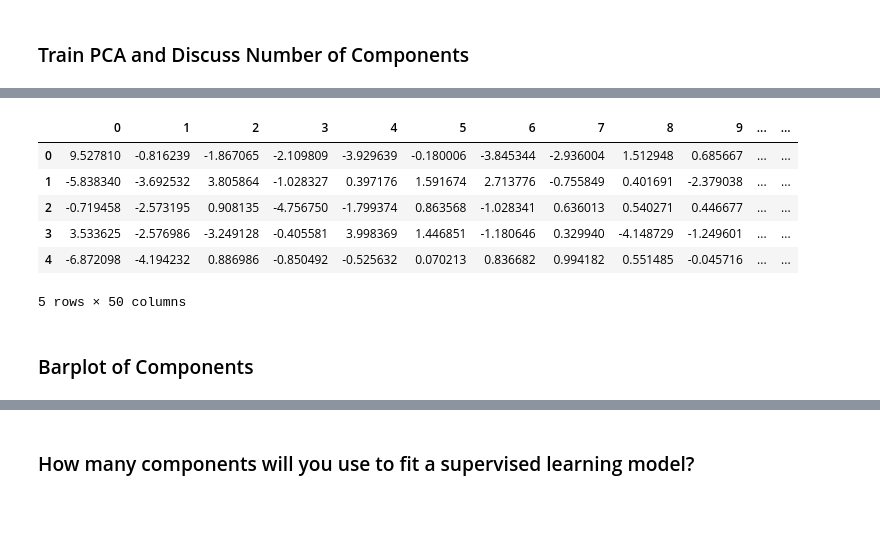
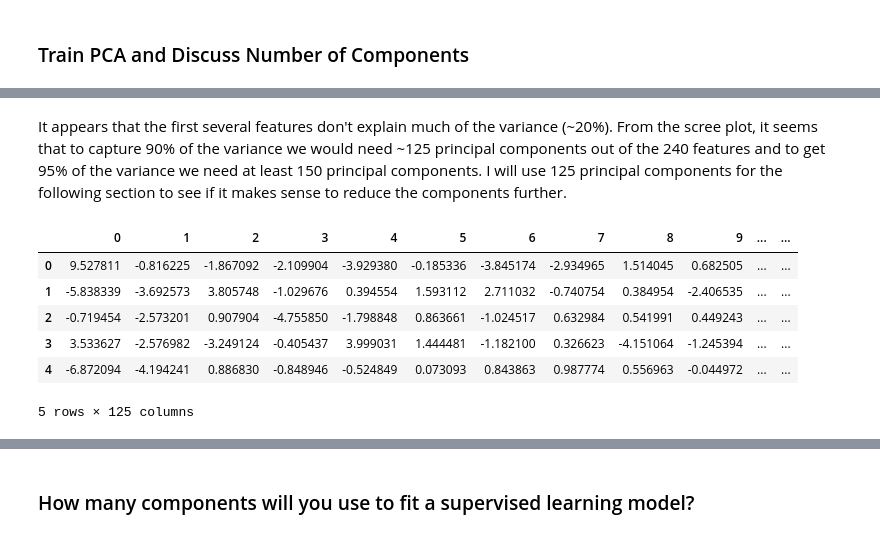
Before and after one commit to aramburoc/CSS_Project4_Corrine, a Jupyter notebook: Project 4 Students.ipynb, the cells around one changed output, grey strips where cells are left out. Cells and saved outputs as stored; diff of their text form; code cells hidden in the pictures; blank space fills up the shorter version.

```diff
--- a/Project 4 Students.ipynb
+++ b/Project 4 Students.ipynb
@@ -113,15 +125,21 @@ principalComponents_nhanes = pca.fit_transform(nhanes_scaled)
+# %% [markdown]
+It appears that the first several features don't explain much of the variance (~20%). From the scree plot, it
+seems that to capture 90% of the variance we would need ~125 principal components out of the 240 features and to get 95% of the variance we need at least 150 principal components. I will use 125 principal components
+for the following section to see if it makes sense to reduce the components further.
+# %%
+#train PCA on 125 components to capture ~90% of the variance of the data set
+pca_125 = PCA(n_components = 125)
+principalComponents_nhanes = pca_125.fit_transform(nhanes_scaled)
 # %%
-features = range(pca.n_components_)
-pca_df = pd.DataFrame(data = principalComponents_nhanes, columns = features)
+features = range(pca_125.n_components_)
+pca_final_125 = pd.DataFrame(data = principalComponents_nhanes, columns = features)
 # %%
-pca_df.head()
+pca_final_125.head()
 # %% [output]
 |  | 0 | 1 | 2 | 3 | 4 | 5 | 6 | 7 | 8 | 9 | ... | ... |
-| 0 | 9.527810 | -0.816239 | -1.867065 | -2.109809 | -3.929639 | -0.180006 | -3.845344 | -2.936004 | 1.512948 | 0.685667 | ... | ... |
-| 1 | -5.838340 | -3.692532 | 3.805864 | -1.028327 | 0.397176 | 1.591674 | 2.713776 | -0.755849 | 0.401691 | -2.379038 | ... | ... |
-| 2 | -0.719458 | -2.573195 | 0.908135 | -4.756750 | -1.799374 | 0.863568 | -1.028341 | 0.636013 | 0.540271 | 0.446677 | ... | ... |
-| 3 | 3.533625 | -2.576986 | -3.249128 | -0.405581 | 3.998369 | 1.446851 | -1.180646 | 0.329940 | -4.148729 | -1.249601 | ... | ... |
-| 4 | -6.872098 | -4.194232 | 0.886986 | -0.850492 | -0.525632 | 0.070213 | 0.836682 | 0.994182 | 0.551485 | -0.045716 | ... | ... |
+| 0 | 9.527811 | -0.816225 | -1.867092 | -2.109904 | -3.929380 | -0.185336 | -3.845174 | -2.934965 | 1.514045 | 0.682505 | ... | ... |
+| 1 | -5.838339 | -3.692573 | 3.805748 | -1.029676 | 0.394554 | 1.593112 | 2.711032 | -0.740754 | 0.384954 | -2.406535 | ... | ... |
+| 2 | -0.719454 | -2.573201 | 0.907904 | -4.755850 | -1.798848 | 0.863661 | -1.024517 | 0.632984 | 0.541991 | 0.449243 | ... | ... |
+| 3 | 3.533627 | -2.576982 | -3.249124 | -0.405437 | 3.999031 | 1.444481 | -1.182100 | 0.326623 | -4.151064 | -1.245394 | ... | ... |
+| 4 | -6.872094 | -4.194241 | 0.886830 | -0.848946 | -0.524849 | 0.073093 | 0.843863 | 0.987774 | 0.556963 | -0.044972 | ... | ... |
-5 rows × 50 columns
+5 rows × 125 columns
-# %% [markdown]
-### Barplot of Components
```
Also changed, not shown: parts of 22 cells of this notebook.
